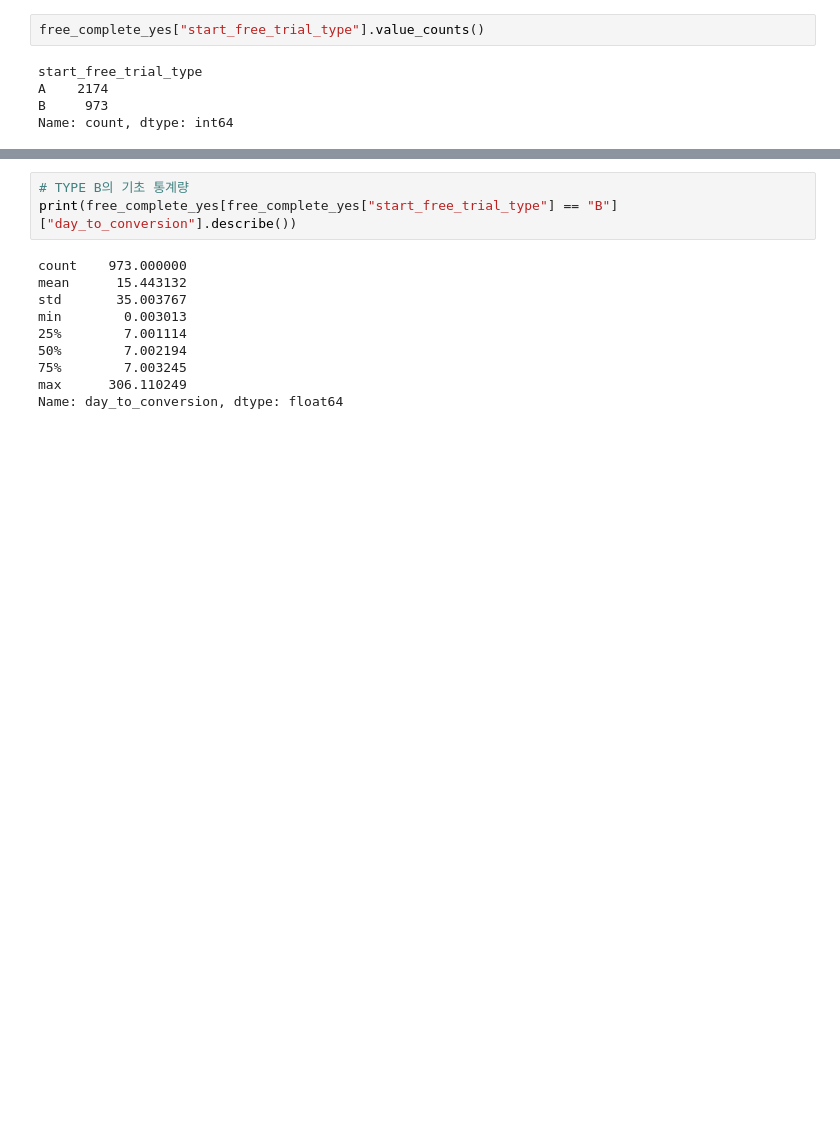
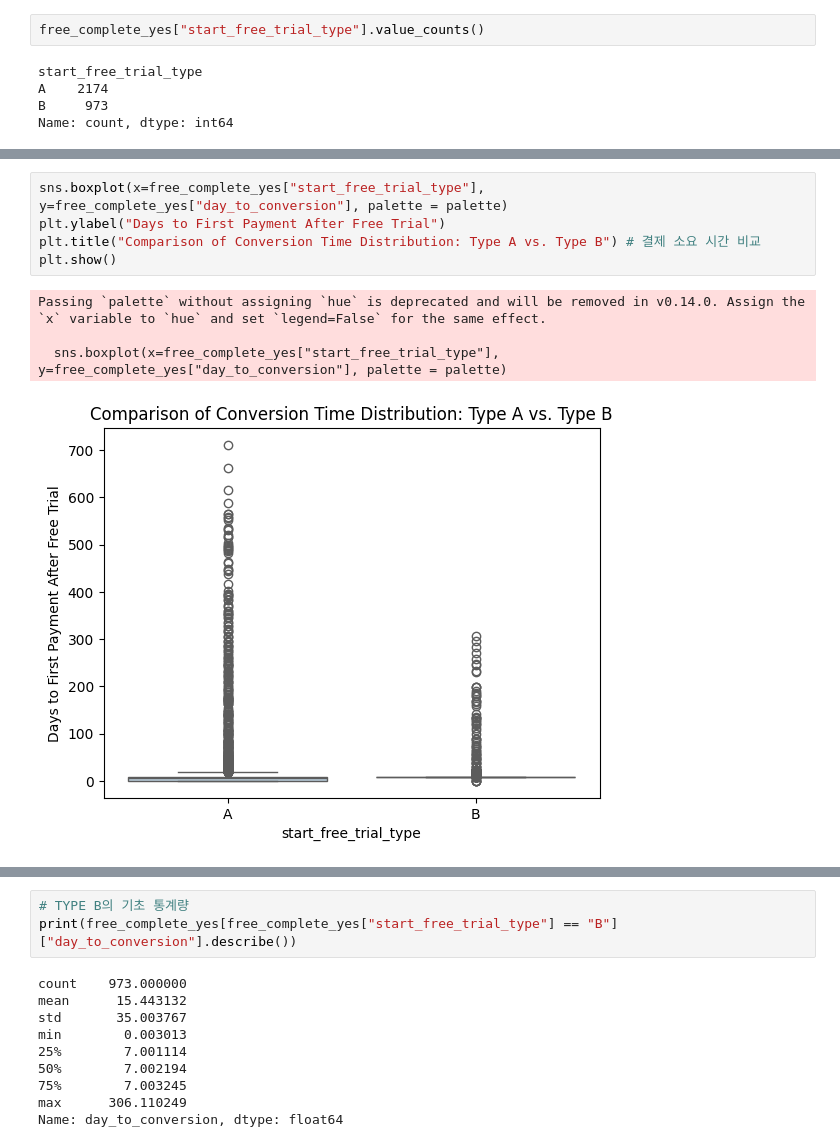
Before and after one commit to saeraniren/intermediate_project, a Jupyter notebook: geumhui_main.ipynb, the cells around one changed output, grey strips where cells are left out. Cells and saved outputs as stored; diff of their text form; blank space fills up the shorter version.

```diff
--- a/geumhui_main.ipynb
+++ b/geumhui_main.ipynb
@@ -2908,0 +3019,10 @@ Name: day_to_conversion, dtype: float64
+# %%
+sns.boxplot(x=free_complete_yes["start_free_trial_type"], y=free_complete_yes["day_to_conversion"], palette = palette)
+plt.ylabel("Days to First Payment After Free Trial")
+plt.title("Comparison of Conversion Time Distribution: Type A vs. Type B") # 결제 소요 시간 비교
+plt.show()
+# %% [output]
+Passing `palette` without assigning `hue` is deprecated and will be removed in v0.14.0. Assign the `x` variable to `hue` and set `legend=False` for the same effect.
+
+  sns.boxplot(x=free_complete_yes["start_free_trial_type"], y=free_complete_yes["day_to_conversion"], palette = palette)
+[figure, added]
```
Also changed, not shown: parts of 49 cells of this notebook.
